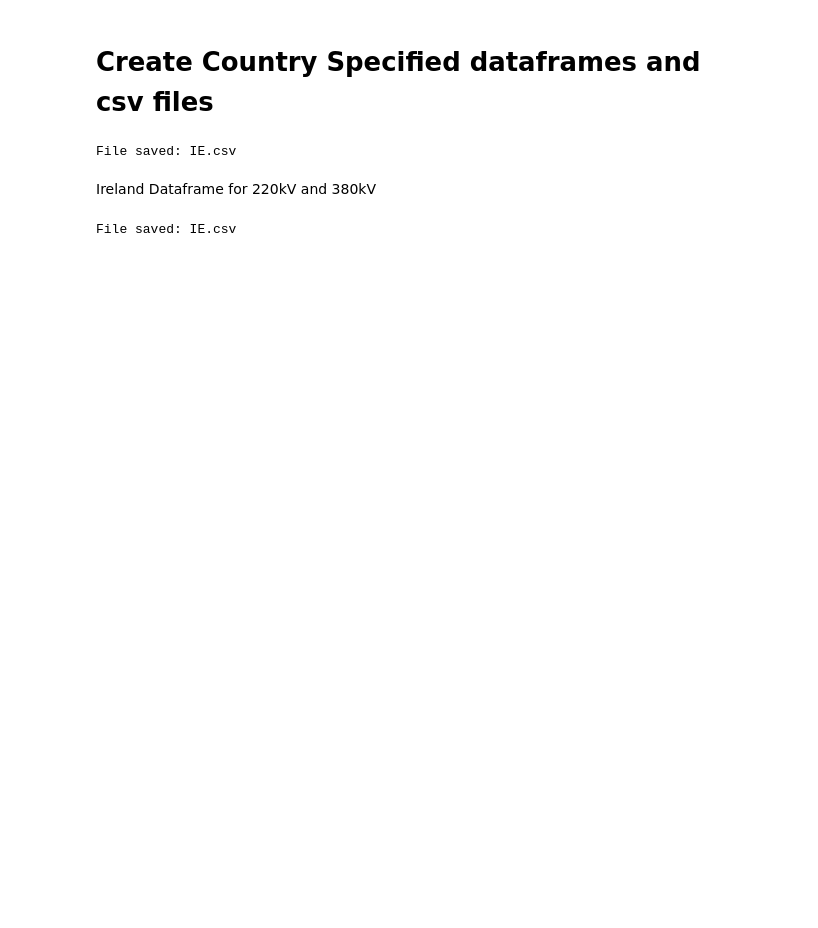
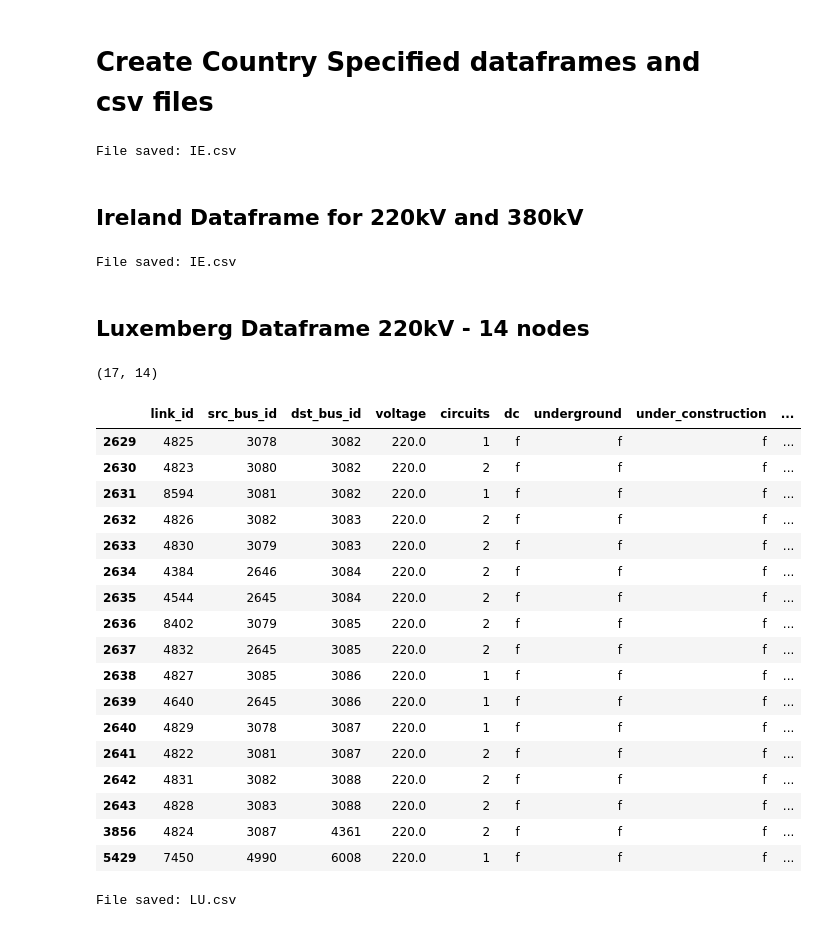
Before and after one commit to kate9871/MetroMap-PowerGrids, a Jupyter notebook: Europe Dataset Cleaning.ipynb, the cells around one changed output. Cells and saved outputs as stored; diff of their text form; code cells hidden in the pictures; blank space fills up the shorter version.

```diff
--- a/Europe Dataset Cleaning.ipynb
+++ b/Europe Dataset Cleaning.ipynb
@@ -218,6 +225,7 @@ def get_country_network_data(file_path, country_id, voltages):
     # Filter based on country and voltage
     filtered_df = EU_df[((EU_df['src_country'] == country_id) | (EU_df['dst_country'] == country_id)) & EU_df['voltage'].isin(voltages)].copy()
     filtered_df.sort_values(by = 'voltage' , ascending = True, inplace = True)
+    filtered_df = filtered_df.dropna(subset=['voltage'])
 
     # Function to decide which bus ID to keep
     def decide_bus_id(existing_id, new_id):
@@ -268,9 +276,40 @@ get_country_network_data(EU_filtered_data, 'IE', [220, 380])
 # %% [output]
 File saved: IE.csv
 # %% [markdown]
-Ireland Dataframe for 220kV and 380kV
+## Ireland Dataframe for 220kV and 380kV
 # %%
 EU_filtered_data = new_file_path
 get_country_network_data(EU_filtered_data, 'IE', [220, 380])
 # %% [output]
 File saved: IE.csv
+# %% [markdown]
+## Luxemberg Dataframe 220kV - 14 nodes
+# %%
+europe_df = pd.read_csv('filtered_links.csv')
+
+Lux_df = europe_df[((europe_df['src_country'] == 'LU') | (europe_df['dst_country'] == 'LU'))].copy()
+print(Lux_df.shape)
+display(Lux_df)
+
+get_country_network_data(EU_filtered_data, 'LU', [220])
+# %% [output]
+(17, 14)
+|  | link_id | src_bus_id | dst_bus_id | voltage | circuits | dc | underground | under_construction | ... |
+| 2629 | 4825 | 3078 | 3082 | 220.0 | 1 | f | f | f | ... |
+| 2630 | 4823 | 3080 | 3082 | 220.0 | 2 | f | f | f | ... |
+| 2631 | 8594 | 3081 | 3082 | 220.0 | 1 | f | f | f | ... |
+| 2632 | 4826 | 3082 | 3083 | 220.0 | 2 | f | f | f | ... |
+| 2633 | 4830 | 3079 | 3083 | 220.0 | 2 | f | f | f | ... |
+| 2634 | 4384 | 2646 | 3084 | 220.0 | 2 | f | f | f | ... |
+| 2635 | 4544 | 2645 | 3084 | 220.0 | 2 | f | f | f | ... |
+| 2636 | 8402 | 3079 | 3085 | 220.0 | 2 | f | f | f | ... |
+| 2637 | 4832 | 2645 | 3085 | 220.0 | 2 | f | f | f | ... |
+| 2638 | 4827 | 3085 | 3086 | 220.0 | 1 | f | f | f | ... |
+| 2639 | 4640 | 2645 | 3086 | 220.0 | 1 | f | f | f | ... |
+| 2640 | 4829 | 3078 | 3087 | 220.0 | 1 | f | f | f | ... |
+| 2641 | 4822 | 3081 | 3087 | 220.0 | 2 | f | f | f | ... |
+| 2642 | 4831 | 3082 | 3088 | 220.0 | 2 | f | f | f | ... |
+| 2643 | 4828 | 3083 | 3088 | 220.0 | 2 | f | f | f | ... |
+| 3856 | 4824 | 3087 | 4361 | 220.0 | 2 | f | f | f | ... |
+| 5429 | 7450 | 4990 | 6008 | 220.0 | 1 | f | f | f | ... |
+File saved: LU.csv
```
Also changed, not shown: parts of 12 cells of this notebook, 27 other files.
